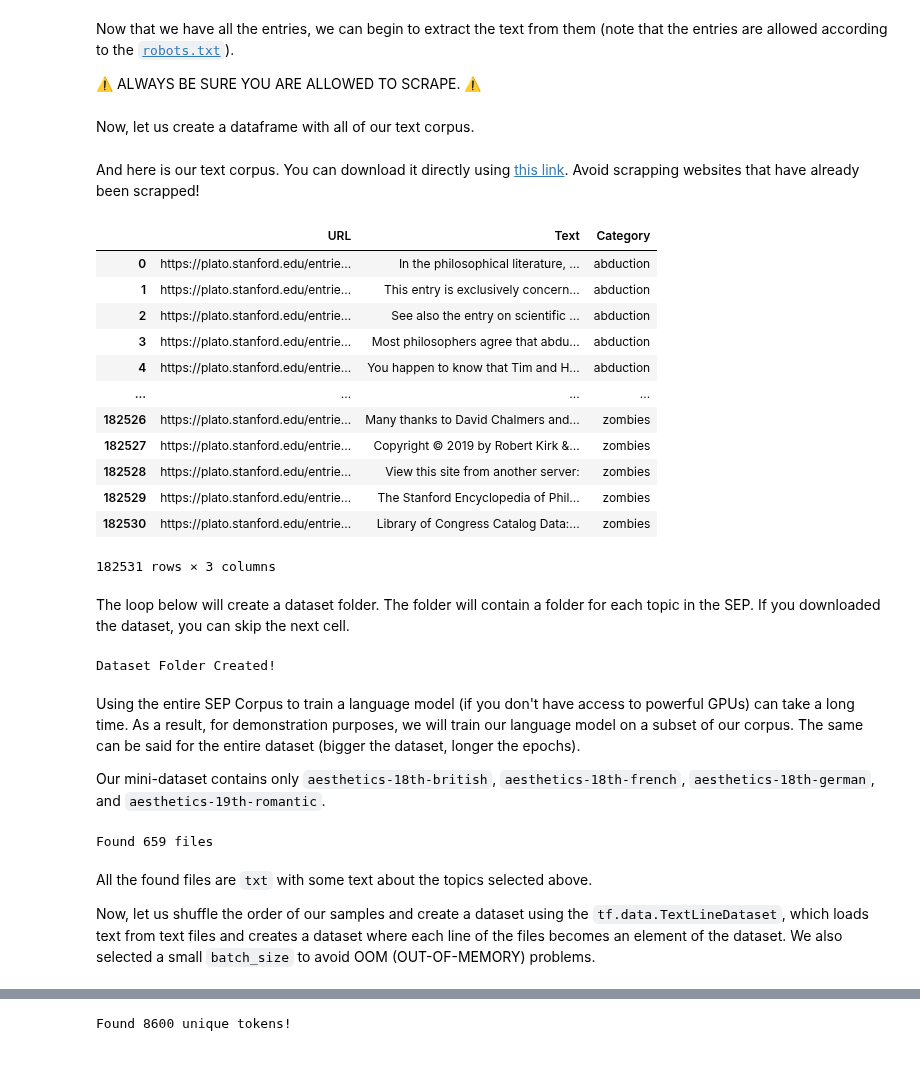
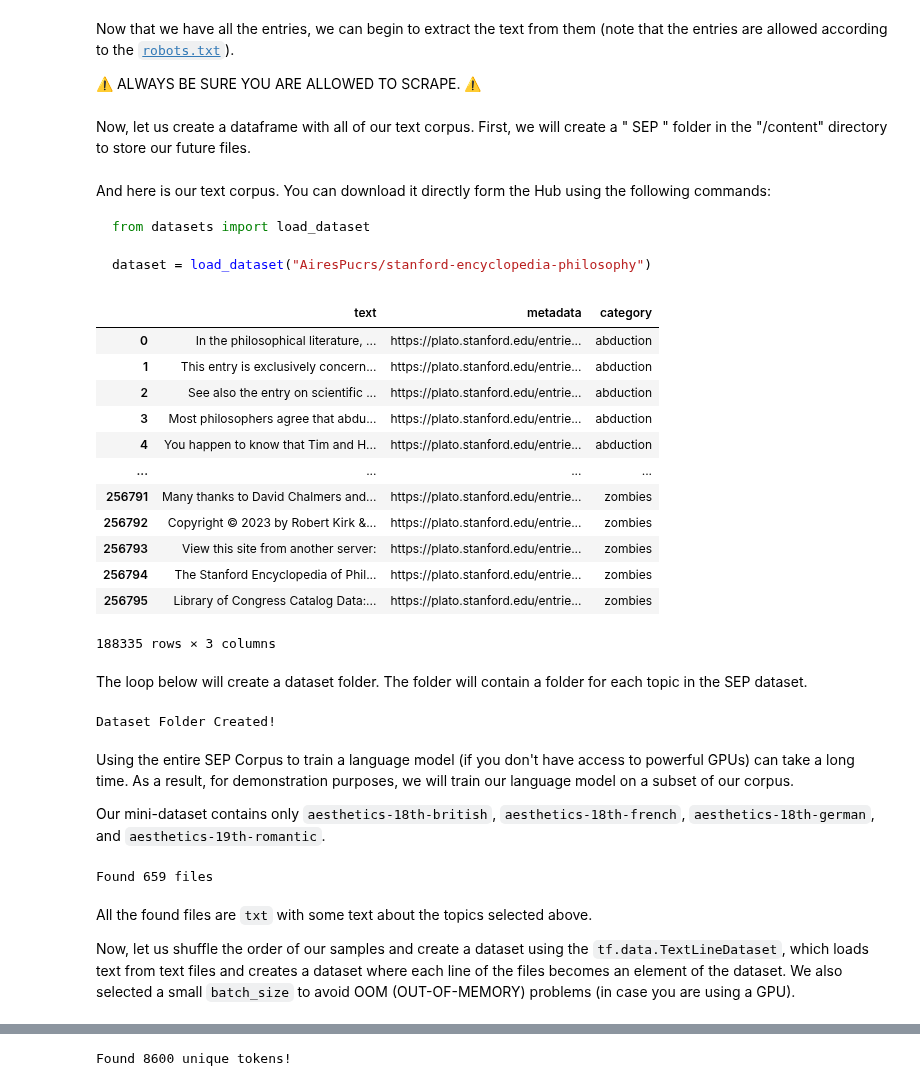
Before and after one commit to Nkluge-correa/TeenyTinyCastle, a Jupyter notebook: ML Intro Course/17_text_generation.ipynb, the cells around one changed output, grey strips where cells are left out. Saved outputs shown, nothing was run; the diff lists cells and outputs as text; code cells hidden in the pictures.

````diff
--- a/ML Intro Course/17_text_generation.ipynb
+++ b/ML Intro Course/17_text_generation.ipynb
@@ -100,5 +114,5 @@ for i, entri in enumerate(entries):
 
     print(f"Page {i + 1}. Scrapped page '{url}'!")
 # %% [markdown]
-Now, let us create a dataframe with all of our text corpus.
+Now, let us create a dataframe with all of our text corpus. First, we will create a " SEP " folder in the "/content" directory to store our future files.
 # %%
@@ -120,24 +136,38 @@ df.to_csv('SEP/stanford_encyclopedia_philosophy.csv', index=False)
-# %% [markdown]
-And here is our text corpus. You can download it directly using [this link](https://drive.google.com/uc?export=download&id=167nlUxmY0Qc9_wGMuyMqgh2pUwyJDrte). Avoid scrapping websites that have already been scrapped!
-# %%
-import pandas as pd
-
-df = pd.read_csv('SEP/stanford_encyclopedia_philosophy.csv')
-display(df)
-# %% [output]
-|  | URL | Text | Category |
-| 0 | https://plato.stanford.edu/entrie... | In the philosophical literature, ... | abduction |
-| 1 | https://plato.stanford.edu/entrie... | This entry is exclusively concern... | abduction |
-| 2 | https://plato.stanford.edu/entrie... | See also the entry on scientific ... | abduction |
-| 3 | https://plato.stanford.edu/entrie... | Most philosophers agree that abdu... | abduction |
-| 4 | https://plato.stanford.edu/entrie... | You happen to know that Tim and H... | abduction |
-| ... | ... | ... | ... |
-| 182526 | https://plato.stanford.edu/entrie... | Many thanks to David Chalmers and... | zombies |
-| 182527 | https://plato.stanford.edu/entrie... | Copyright © 2019 by Robert Kirk &... | zombies |
-| 182528 | https://plato.stanford.edu/entrie... | View this site from another server: | zombies |
-| 182529 | https://plato.stanford.edu/entrie... | The Stanford Encyclopedia of Phil... | zombies |
-| 182530 | https://plato.stanford.edu/entrie... | Library of Congress Catalog Data:... | zombies |
-182531 rows × 3 columns
+# %% [markdown]
+And here is our text corpus. You can download it directly form the Hub using the following commands:
+
+```python
+from datasets import load_dataset
+
+dataset = load_dataset("AiresPucrs/stanford-encyclopedia-philosophy")
+```
+# %%
+import pandas as pd
+
+"""
+!pip install datasets -q
+from datasets import load_dataset
+
+dataset = load_dataset("AiresPucrs/stanford-encyclopedia-philosophy", split='train')
+df = dataset.to_pandas()
+"""
+
+df = pd.read_parquet('SEP/stanford-encyclopedia-philosophy.parquet')
+display(df)
+# %% [output]
+|  | text | metadata | category |
+| 0 | In the philosophical literature, ... | https://plato.stanford.edu/entrie... | abduction |
+| 1 | This entry is exclusively concern... | https://plato.stanford.edu/entrie... | abduction |
+| 2 | See also the entry on scientific ... | https://plato.stanford.edu/entrie... | abduction |
+| 3 | Most philosophers agree that abdu... | https://plato.stanford.edu/entrie... | abduction |
+| 4 | You happen to know that Tim and H... | https://plato.stanford.edu/entrie... | abduction |
+| ... | ... | ... | ... |
+| 256791 | Many thanks to David Chalmers and... | https://plato.stanford.edu/entrie... | zombies |
+| 256792 | Copyright © 2023 by Robert Kirk &... | https://plato.stanford.edu/entrie... | zombies |
+| 256793 | View this site from another server: | https://plato.stanford.edu/entrie... | zombies |
+| 256794 | The Stanford Encyclopedia of Phil... | https://plato.stanford.edu/entrie... | zombies |
+| 256795 | Library of Congress Catalog Data:... | https://plato.stanford.edu/entrie... | zombies |
+188335 rows × 3 columns
 # %% [markdown]
-The loop below will create a dataset folder. The folder will contain a folder for each topic in the SEP. If you downloaded the dataset, you can skip the next cell.
+The loop below will create a dataset folder. The folder will contain a folder for each topic in the SEP dataset.
 # %%
@@ -156,7 +194,7 @@ print('Dataset Folder Created!')
 # %% [output]
 Dataset Folder Created!
 # %% [markdown]
-Using the entire SEP Corpus to train a language model (if you don't have access to powerful GPUs) can take a long time. As a result, for demonstration purposes, we will train our language model on a subset of our corpus. The same can be said for the entire dataset (bigger the dataset, longer the epochs).
+Using the entire SEP Corpus to train a language model (if you don't have access to powerful GPUs) can take a long time. As a result, for demonstration purposes, we will train our language model on a subset of our corpus.
 
 Our mini-dataset contains only `aesthetics-18th-british`, `aesthetics-18th-french`, `aesthetics-18th-german`, and `aesthetics-19th-romantic`.
 # %%
@@ -178,7 +217,7 @@ Found 659 files
 # %% [markdown]
 All the found files are `txt` with some text about the topics selected above.
 
-Now, let us shuffle the order of our samples and create a dataset using the `tf.data.TextLineDataset`, which loads text from text files and creates a dataset where each line of the files becomes an element of the dataset. We also selected a small `batch_size` to avoid OOM (OUT-OF-MEMORY) problems.
+Now, let us shuffle the order of our samples and create a dataset using the `tf.data.TextLineDataset`, which loads text from text files and creates a dataset where each line of the files becomes an element of the dataset. We also selected a small `batch_size` to avoid OOM (OUT-OF-MEMORY) problems (in case you are using a GPU).
 # %%
 import random
 import tensorflow as tf
````
Also changed, not shown: parts of 23 cells of this notebook, 3 other files.
